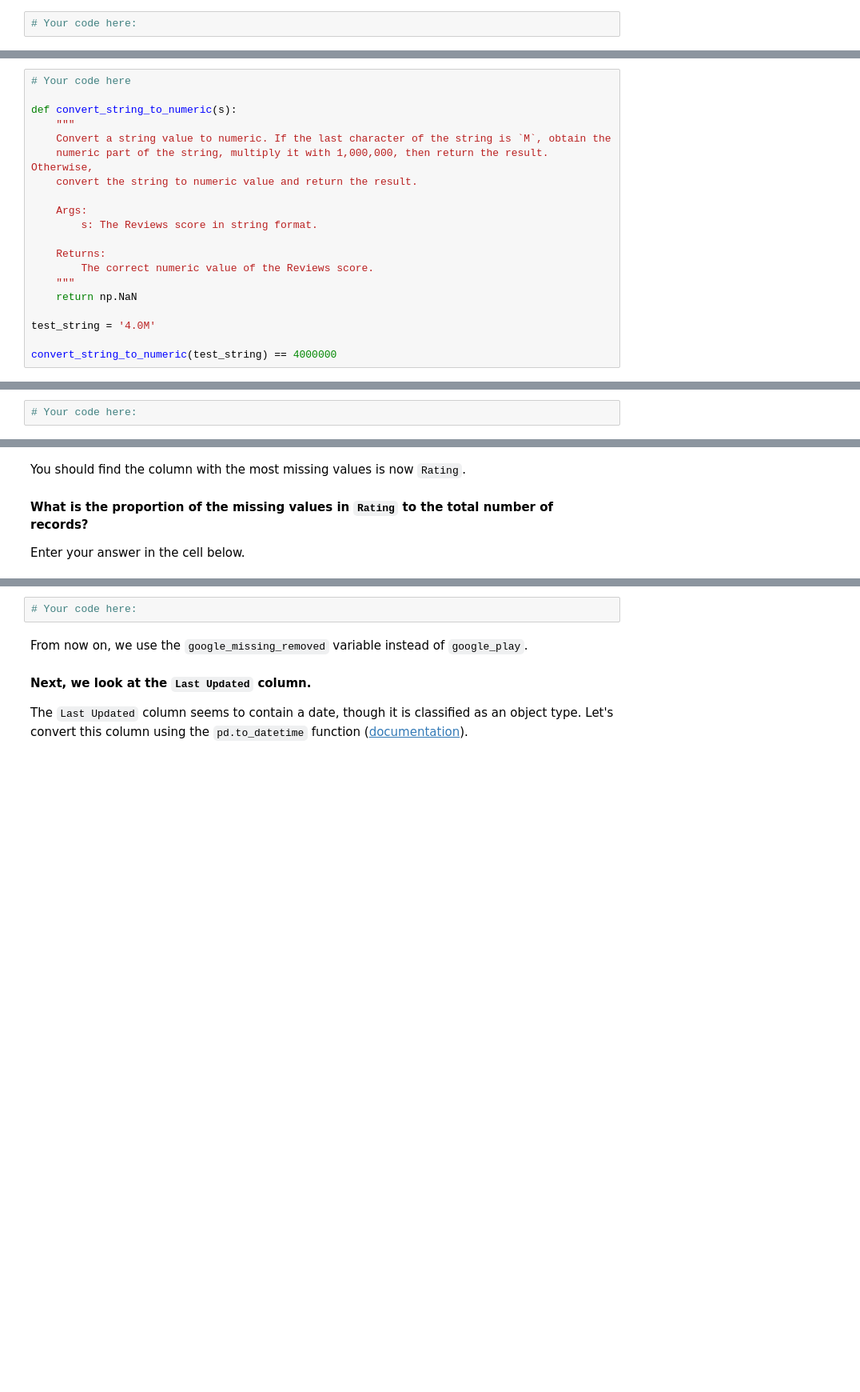
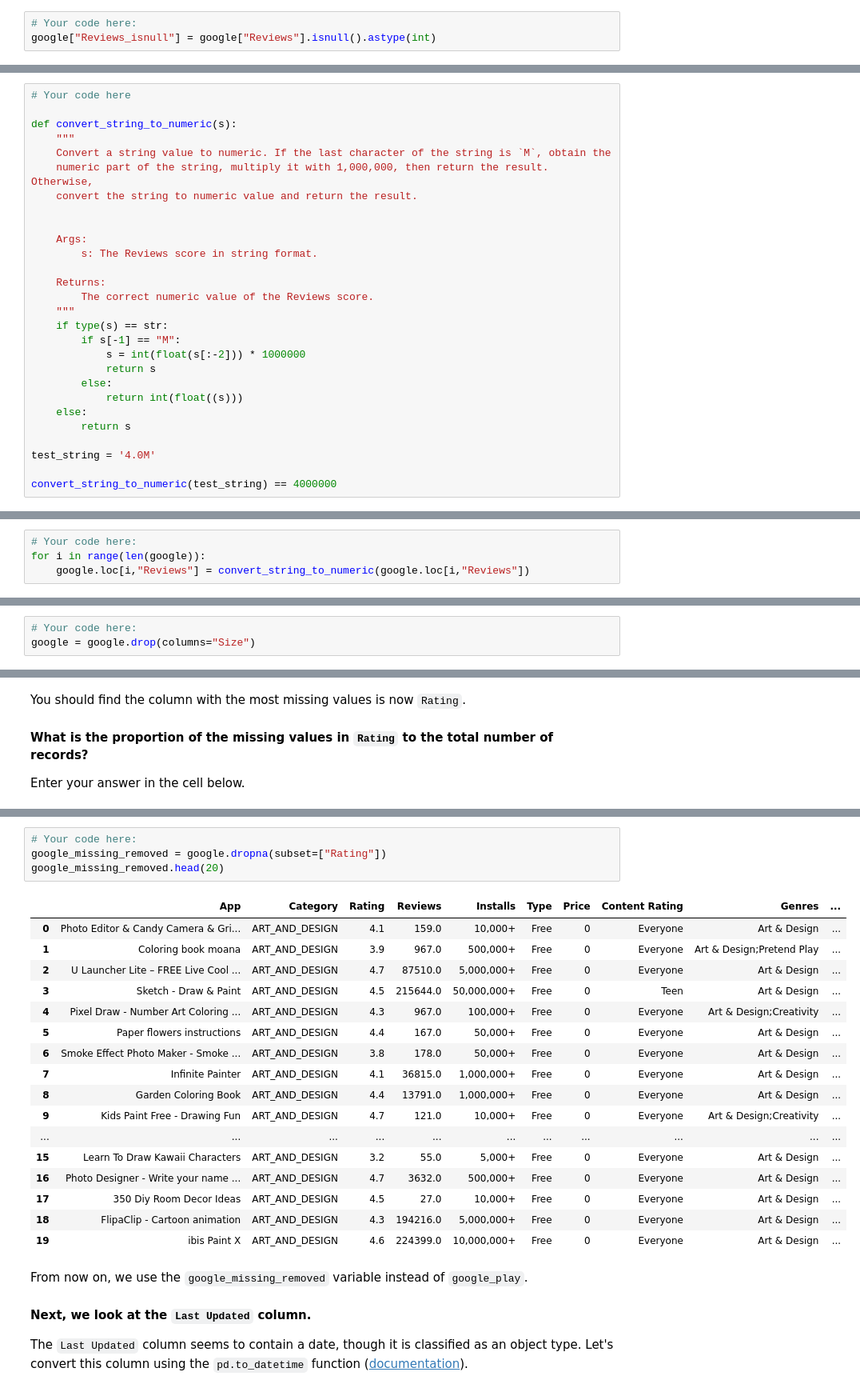
Before and after one commit to ta-datapt-bcn/lab-supervised-learning-feature-extraction, a Jupyter notebook: your-code/notebooks/main.ipynb, the cells around one changed output, grey strips where cells are left out. Shown at 80% size. Drawn from its saved outputs; the diff is of its cells as text; blank space fills up the shorter version.

```diff
--- a/your-code/notebooks/main.ipynb
+++ b/your-code/notebooks/main.ipynb
@@ -46,6 +77,7 @@ In the cell below, transform the Reviews column to numeric and assign this new c
 Next, create a column containing True/False values using the `isnull()` function. Assign this column to the `Reviews_isnull` variable.
 # %%
 # Your code here:
+google["Reviews_isnull"] = google["Reviews"].isnull().astype(int)
 # %% [markdown]
 Finally, subset the `google_play` with `Reviews_isnull`. This should give you all the rows that contain non-numeric characters.
 
@@ -73,13 +113,21 @@ def convert_string_to_numeric(s):
     numeric part of the string, multiply it with 1,000,000, then return the result. Otherwise,
     convert the string to numeric value and return the result.
 
+
     Args:
         s: The Reviews score in string format.
 
     Returns:
         The correct numeric value of the Reviews score.
     """
-    return np.NaN
+    if type(s) == str:
+        if s[-1] == "M":
+            s = int(float(s[:-2])) * 1000000
+            return s
+        else:
+            return int(float((s)))
+    else:
+        return s
 
 test_string = '4.0M'
 
@@ -91,3 +139,7 @@ The last step is to apply the function to the `Reviews` column in the following
+# %%
+# Your code here:
+for i in range(len(google)):
+    google.loc[i,"Reviews"] = convert_string_to_numeric(google.loc[i,"Reviews"])
 # %% [markdown]
 Check the non-numeric `Reviews` row again. It should have been fixed now and you should see:
 
@@ -120,6 +227,7 @@ There are two reasons. First, the majority of the data are ordinal but a sizeabl
 Drop the column in the cell below (use `inplace=True`)
 # %%
 # Your code here:
+google = google.drop(columns="Size")
 # %% [markdown]
 #### Now let's look at how many missing values are in each column.
 
@@ -150,6 +278,26 @@ In particular, we don't want to drop the `Rating` column because:
 In the cell below, remove all rows containing at least one missing value. Use the `dropna()` function ([documentation](https://pandas.pydata.org/pandas-docs/stable/generated/pandas.DataFrame.dropna.html)). Assign the new dataframe to the variable `google_missing_removed`.
 # %%
 # Your code here:
+google_missing_removed = google.dropna(subset=["Rating"])
+google_missing_removed.head(20)
+# %% [output]
+|  | App | Category | Rating | Reviews | Installs | Type | Price | Content Rating | Genres | ... |
+| 0 | Photo Editor & Candy Camera & Gri... | ART_AND_DESIGN | 4.1 | 159.0 | 10,000+ | Free | 0 | Everyone | Art & Design | ... |
+| 1 | Coloring book moana | ART_AND_DESIGN | 3.9 | 967.0 | 500,000+ | Free | 0 | Everyone | Art & Design;Pretend Play | ... |
+| 2 | U Launcher Lite – FREE Live Cool ... | ART_AND_DESIGN | 4.7 | 87510.0 | 5,000,000+ | Free | 0 | Everyone | Art & Design | ... |
+| 3 | Sketch - Draw & Paint | ART_AND_DESIGN | 4.5 | 215644.0 | 50,000,000+ | Free | 0 | Teen | Art & Design | ... |
+| 4 | Pixel Draw - Number Art Coloring ... | ART_AND_DESIGN | 4.3 | 967.0 | 100,000+ | Free | 0 | Everyone | Art & Design;Creativity | ... |
+| 5 | Paper flowers instructions | ART_AND_DESIGN | 4.4 | 167.0 | 50,000+ | Free | 0 | Everyone | Art & Design | ... |
+| 6 | Smoke Effect Photo Maker - Smoke ... | ART_AND_DESIGN | 3.8 | 178.0 | 50,000+ | Free | 0 | Everyone | Art & Design | ... |
+| 7 | Infinite Painter | ART_AND_DESIGN | 4.1 | 36815.0 | 1,000,000+ | Free | 0 | Everyone | Art & Design | ... |
+| 8 | Garden Coloring Book | ART_AND_DESIGN | 4.4 | 13791.0 | 1,000,000+ | Free | 0 | Everyone | Art & Design | ... |
+| 9 | Kids Paint Free - Drawing Fun | ART_AND_DESIGN | 4.7 | 121.0 | 10,000+ | Free | 0 | Everyone | Art & Design;Creativity | ... |
+| ... | ... | ... | ... | ... | ... | ... | ... | ... | ... | ... |
+| 15 | Learn To Draw Kawaii Characters | ART_AND_DESIGN | 3.2 | 55.0 | 5,000+ | Free | 0 | Everyone | Art & Design | ... |
+| 16 | Photo Designer - Write your name ... | ART_AND_DESIGN | 4.7 | 3632.0 | 500,000+ | Free | 0 | Everyone | Art & Design | ... |
+| 17 | 350 Diy Room Decor Ideas | ART_AND_DESIGN | 4.5 | 27.0 | 10,000+ | Free | 0 | Everyone | Art & Design | ... |
+| 18 | FlipaClip - Cartoon animation | ART_AND_DESIGN | 4.3 | 194216.0 | 5,000,000+ | Free | 0 | Everyone | Art & Design | ... |
+| 19 | ibis Paint X | ART_AND_DESIGN | 4.6 | 224399.0 | 10,000,000+ | Free | 0 | Everyone | Art & Design | ... |
 # %% [markdown]
 From now on, we use the `google_missing_removed` variable instead of `google_play`.
 
```
Also changed, not shown: parts of 37 cells of this notebook.
